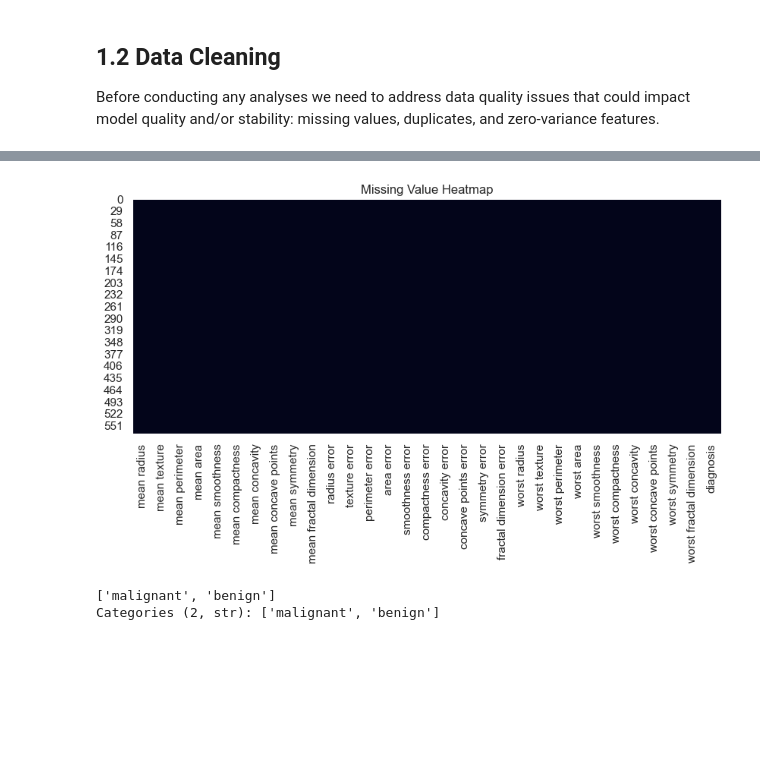
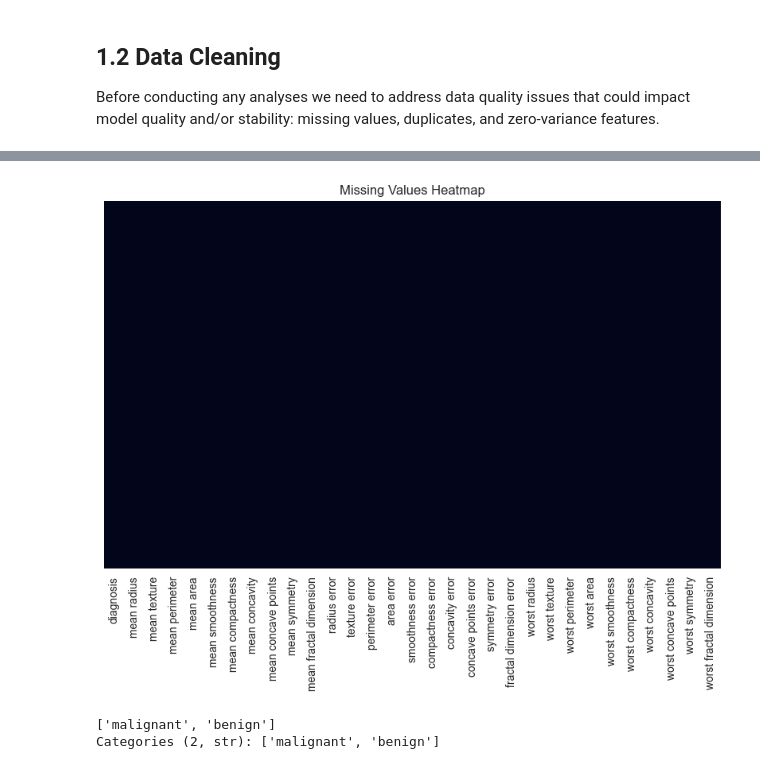
Before and after one commit to sarahcreighton/breast-cancer-classifier, a Jupyter notebook: notebooks/01_eda.ipynb, the cells around one changed output, grey strips where cells are left out. Cells and saved outputs as stored; diff of their text form; code cells hidden in the pictures; blank space fills up the shorter version.

Commit message:
updated eda to use .data rather than sklearn, integrating other fncs into eda

```diff
--- a/notebooks/01_eda.ipynb
+++ b/notebooks/01_eda.ipynb
@@ -126,0 +98,35 @@ Features (30): ['mean radius', 'mean texture', 'mean perimeter', 'mean area', 'm
+# %%
+# load dataset
+def load_wdbc_data(path: str) -> pd.DataFrame:
+    """
+    Load the Wisconsin Breast Cancer Diagnostic .data,
+    set appropriate column names, re-map target to categorical
+    """
+    measures = ["mean", "error", "worst"]
+    features = [
+        "radius", "texture", "perimeter", "area", "smoothness", "compactness",
+        "concavity", "concave points", "symmetry", "fractal dimension"
+    ]
+
+    # more convenient naming for plots
+    columns = ["id", "diagnosis"] + [
+        f"{m} {f}" if m in ["mean", "worst"] else f"{f} {m}"
+        for m in measures for f in features
+    ]
+
+    # load the data with our column names
+    df = pd.read_csv(path, names = columns, header = None)
+
+    # get rid of unneeded id column if present
+    if "id" in df.columns:
+        df = df.drop(columns="id")
+
+    # re-map target to categorical: 1=Malignant, 0=Benign
+    df["diagnosis"] = pd.Categorical(
+        df["diagnosis"].map({"M": "malignant", "B": "benign"}),
+        categories = ["malignant", "benign"]
+    )
+
+    return df
+
+df = load_wdbc_data(data_path)
@@ -167,12 +221,8 @@ Zero-variance features: None
 # %%
-# Visualize missing values (if present)
-if df.isna().sum().sum() >= 0:          # >= 0 for visualization only
-    plt.figure(figsize=(10,4))
-    sns.heatmap(df.isnull(), cbar=False)
-    plt.title("Missing Value Heatmap")
-    plt.show()
+# Visualize missing values
+vis.visualize_missing(df)
 # %% [output]
-[figure, old version]
+[figure, new version]
 # %%
 # ensure class label consistency
 df["diagnosis"].unique()
```
Also changed, not shown: parts of 16 cells of this notebook.
